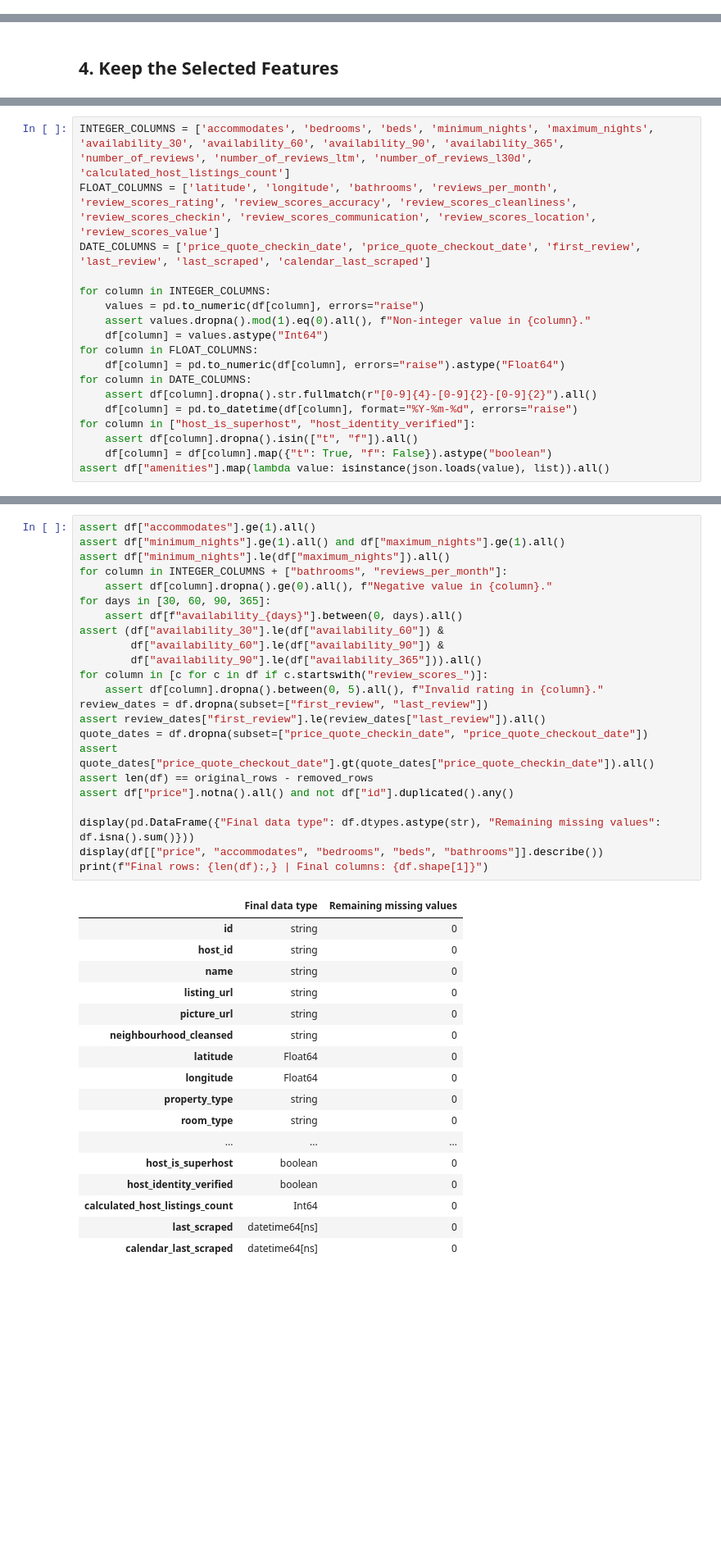
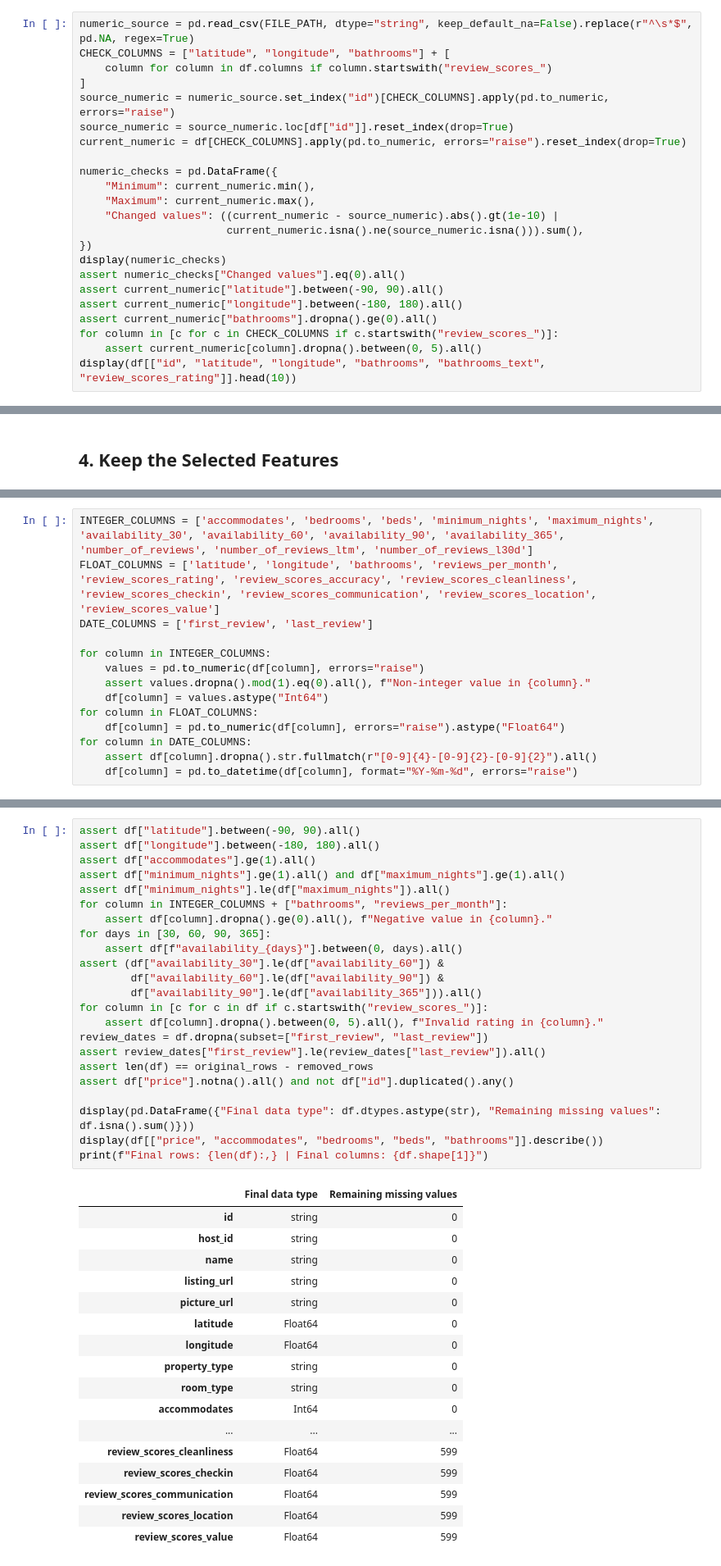
Before and after one commit to Petterluring/4dt911-vis-project-research, a Jupyter notebook: notebooks/data_preprocessing/listings.ipynb, the cells around one changed output, grey strips where cells are left out. Shown at 82% size. Cells and saved outputs as stored; diff of their text form; blank space fills up the shorter version.

Commit message:
Discussed Changes to the Data Prep including amenities and Municipaplities

```diff
--- a/notebooks/data_preprocessing/listings.ipynb
+++ b/notebooks/data_preprocessing/listings.ipynb
@@ -212,0 +220,23 @@ Retained listings: 3,264
+# %%
+numeric_source = pd.read_csv(FILE_PATH, dtype="string", keep_default_na=False).replace(r"^\s*$", pd.NA, regex=True)
+CHECK_COLUMNS = ["latitude", "longitude", "bathrooms"] + [
+    column for column in df.columns if column.startswith("review_scores_")
+]
+source_numeric = numeric_source.set_index("id")[CHECK_COLUMNS].apply(pd.to_numeric, errors="raise")
+source_numeric = source_numeric.loc[df["id"]].reset_index(drop=True)
+current_numeric = df[CHECK_COLUMNS].apply(pd.to_numeric, errors="raise").reset_index(drop=True)
+
+numeric_checks = pd.DataFrame({
+    "Minimum": current_numeric.min(),
+    "Maximum": current_numeric.max(),
+    "Changed values": ((current_numeric - source_numeric).abs().gt(1e-10) |
+                       current_numeric.isna().ne(source_numeric.isna())).sum(),
+})
+display(numeric_checks)
+assert numeric_checks["Changed values"].eq(0).all()
+assert current_numeric["latitude"].between(-90, 90).all()
+assert current_numeric["longitude"].between(-180, 180).all()
+assert current_numeric["bathrooms"].dropna().ge(0).all()
+for column in [c for c in CHECK_COLUMNS if c.startswith("review_scores_")]:
+    assert current_numeric[column].dropna().between(0, 5).all()
+display(df[["id", "latitude", "longitude", "bathrooms", "bathrooms_text", "review_scores_rating"]].head(10))
@@ -229,7 +368,7 @@ Convert dates, numeric features and Boolean flags explicitly. Keep IDs and descr
 # %%
-INTEGER_COLUMNS = ['accommodates', 'bedrooms', 'beds', 'minimum_nights', 'maximum_nights', 'availability_30', 'availability_60', 'availability_90', 'availability_365', 'number_of_reviews', 'number_of_reviews_ltm', 'number_of_reviews_l30d', 'calculated_host_listings_count']
+INTEGER_COLUMNS = ['accommodates', 'bedrooms', 'beds', 'minimum_nights', 'maximum_nights', 'availability_30', 'availability_60', 'availability_90', 'availability_365', 'number_of_reviews', 'number_of_reviews_ltm', 'number_of_reviews_l30d']
 FLOAT_COLUMNS = ['latitude', 'longitude', 'bathrooms', 'reviews_per_month', 'review_scores_rating', 'review_scores_accuracy', 'review_scores_cleanliness', 'review_scores_checkin', 'review_scores_communication', 'review_scores_location', 'review_scores_value']
-DATE_COLUMNS = ['price_quote_checkin_date', 'price_quote_checkout_date', 'first_review', 'last_review', 'last_scraped', 'calendar_last_scraped']
+DATE_COLUMNS = ['first_review', 'last_review']
 
 for column in INTEGER_COLUMNS:
     values = pd.to_numeric(df[column], errors="raise")
@@ -240,10 +379,6 @@ for column in FLOAT_COLUMNS:
 for column in DATE_COLUMNS:
     assert df[column].dropna().str.fullmatch(r"[0-9]{4}-[0-9]{2}-[0-9]{2}").all()
     df[column] = pd.to_datetime(df[column], format="%Y-%m-%d", errors="raise")
-for column in ["host_is_superhost", "host_identity_verified"]:
-    assert df[column].dropna().isin(["t", "f"]).all()
-    df[column] = df[column].map({"t": True, "f": False}).astype("boolean")
-assert df["amenities"].map(lambda value: isinstance(json.loads(value), list)).all()
 # %% [markdown]
 ## 6. Validate the Result
 
@@ -254,44 +386,44 @@ The neighbourhood label is not automatically treated as a municipality: municipa
 # %%
+assert df["latitude"].between(-90, 90).all()
+assert df["longitude"].between(-180, 180).all()
 assert df["accommodates"].ge(1).all()
 assert df["minimum_nights"].ge(1).all() and df["maximum_nights"].ge(1).all()
 assert df["minimum_nights"].le(df["maximum_nights"]).all()
 for column in INTEGER_COLUMNS + ["bathrooms", "reviews_per_month"]:
     assert df[column].dropna().ge(0).all(), f"Negative value in {column}."
 for days in [30, 60, 90, 365]:
     assert df[f"availability_{days}"].between(0, days).all()
 assert (df["availability_30"].le(df["availability_60"]) &
         df["availability_60"].le(df["availability_90"]) &
         df["availability_90"].le(df["availability_365"])).all()
 for column in [c for c in df if c.startswith("review_scores_")]:
     assert df[column].dropna().between(0, 5).all(), f"Invalid rating in {column}."
 review_dates = df.dropna(subset=["first_review", "last_review"])
 assert review_dates["first_review"].le(review_dates["last_review"]).all()
-quote_dates = df.dropna(subset=["price_quote_checkin_date", "price_quote_checkout_date"])
-assert quote_dates["price_quote_checkout_date"].gt(quote_dates["price_quote_checkin_date"]).all()
 assert len(df) == original_rows - removed_rows
 assert df["price"].notna().all() and not df["id"].duplicated().any()
 
 display(pd.DataFrame({"Final data type": df.dtypes.astype(str), "Remaining missing values": df.isna().sum()}))
 display(df[["price", "accommodates", "bedrooms", "beds", "bathrooms"]].describe())
 print(f"Final rows: {len(df):,} | Final columns: {df.shape[1]}")
 # %% [output]
 |  | Final data type | Remaining missing values |
 | id | string | 0 |
 | host_id | string | 0 |
 | name | string | 0 |
 | listing_url | string | 0 |
 | picture_url | string | 0 |
-| neighbourhood_cleansed | string | 0 |
 | latitude | Float64 | 0 |
 | longitude | Float64 | 0 |
 | property_type | string | 0 |
 | room_type | string | 0 |
+| accommodates | Int64 | 0 |
 | ... | ... | ... |
-| host_is_superhost | boolean | 0 |
-| host_identity_verified | boolean | 0 |
-| calculated_host_listings_count | Int64 | 0 |
-| last_scraped | datetime64[ns] | 0 |
-| calendar_last_scraped | datetime64[ns] | 0 |
+| review_scores_cleanliness | Float64 | 599 |
+| review_scores_checkin | Float64 | 599 |
+| review_scores_communication | Float64 | 599 |
+| review_scores_location | Float64 | 599 |
+| review_scores_value | Float64 | 599 |
 |  | price | accommodates | bedrooms | beds | bathrooms |
 | count | 3264.0 | 3264.0 | 2780.0 | 2823.0 | 2700.0 |
 | mean | 2388.138906 | 3.670037 | 1.934173 | 2.373362 | 1.323704 |
```
Also changed, not shown: parts of 30 cells of this notebook, 5 other files.
